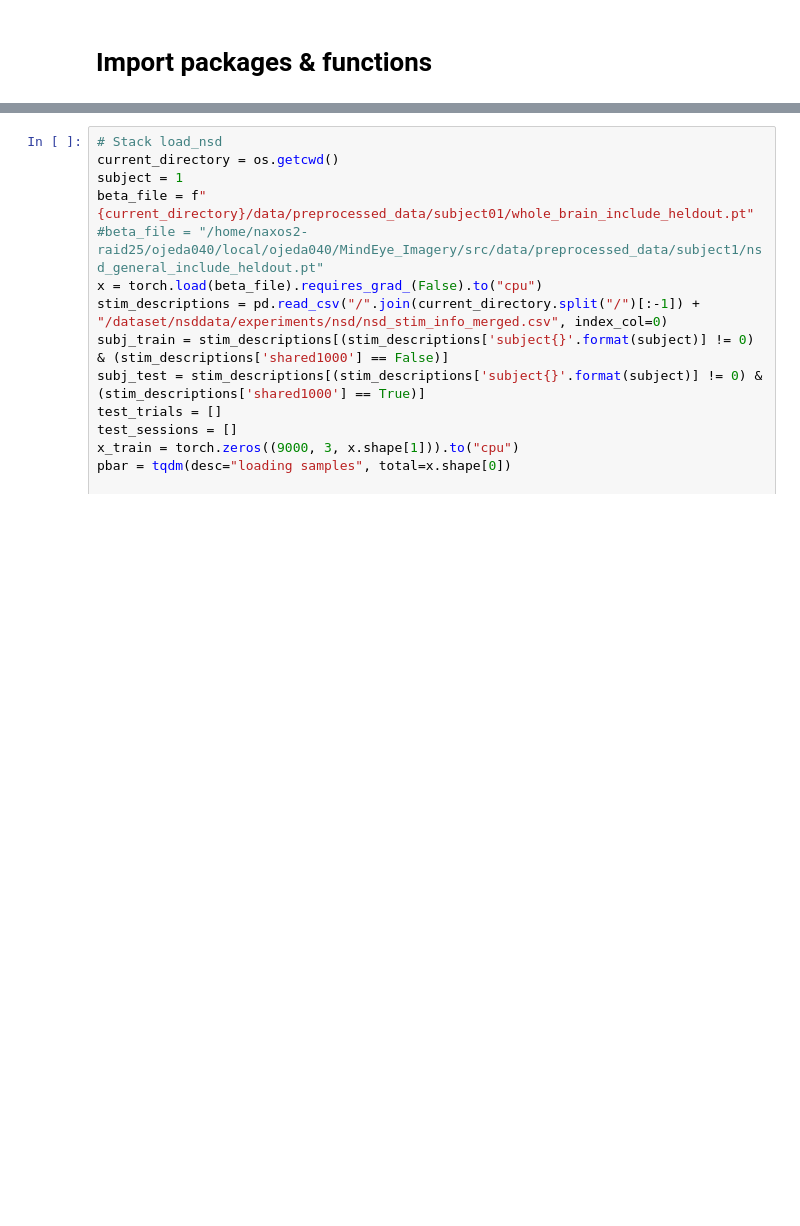
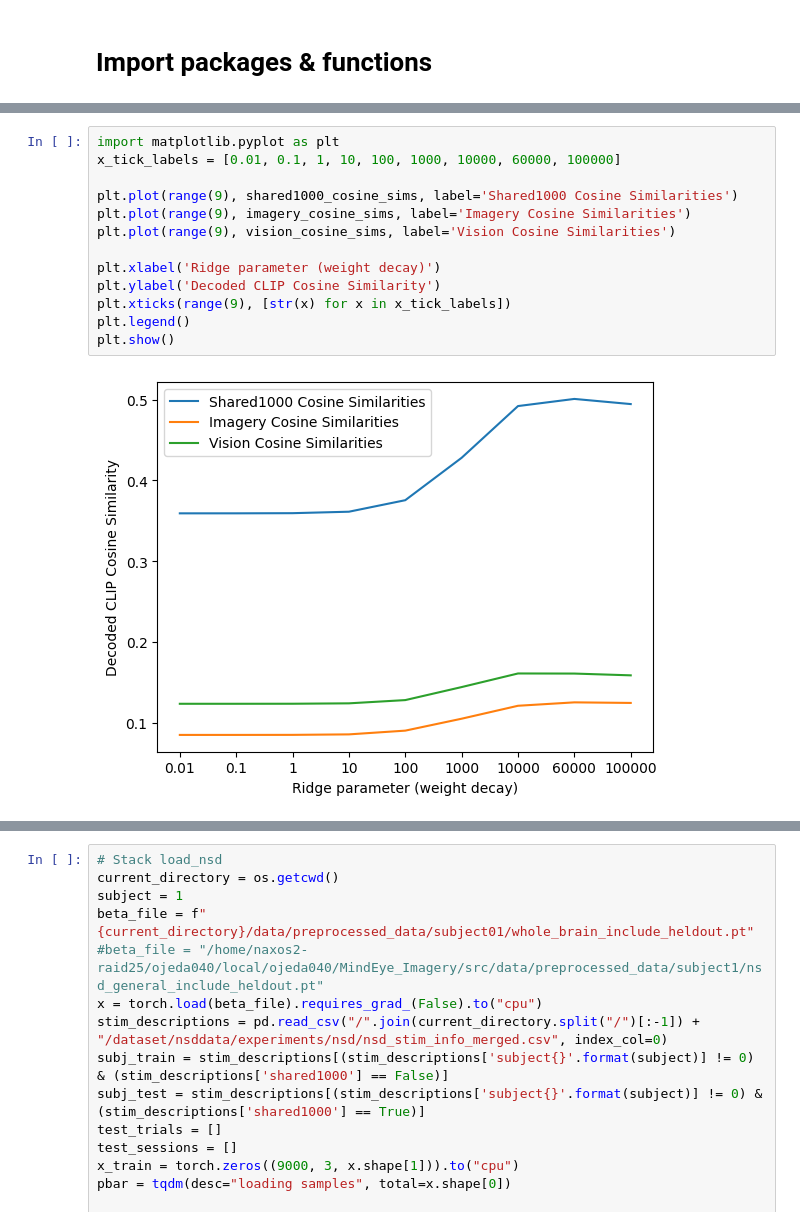
Before and after one commit to MedARC-AI/MindEye_Imagery, a Jupyter notebook: src/snr_threshold_experiment.ipynb, the cells around one changed output, grey strips where cells are left out. Cells and saved outputs as stored; diff of their text form; blank space fills up the shorter version.

```diff
--- a/src/snr_threshold_experiment.ipynb
+++ b/src/snr_threshold_experiment.ipynb
@@ -49 +109,16 @@ torch.Size([30000, 3931])
+# %%
+import matplotlib.pyplot as plt
+x_tick_labels = [0.01, 0.1, 1, 10, 100, 1000, 10000, 60000, 100000]
+
+plt.plot(range(9), shared1000_cosine_sims, label='Shared1000 Cosine Similarities')
+plt.plot(range(9), imagery_cosine_sims, label='Imagery Cosine Similarities')
+plt.plot(range(9), vision_cosine_sims, label='Vision Cosine Similarities')
+
+plt.xlabel('Ridge parameter (weight decay)')
+plt.ylabel('Decoded CLIP Cosine Similarity')
+plt.xticks(range(9), [str(x) for x in x_tick_labels])
+plt.legend()
+plt.show()
+# %% [output]
+[figure, added]
 # %%
```
Also changed, not shown: parts of 8 cells of this notebook, 59 other files.
